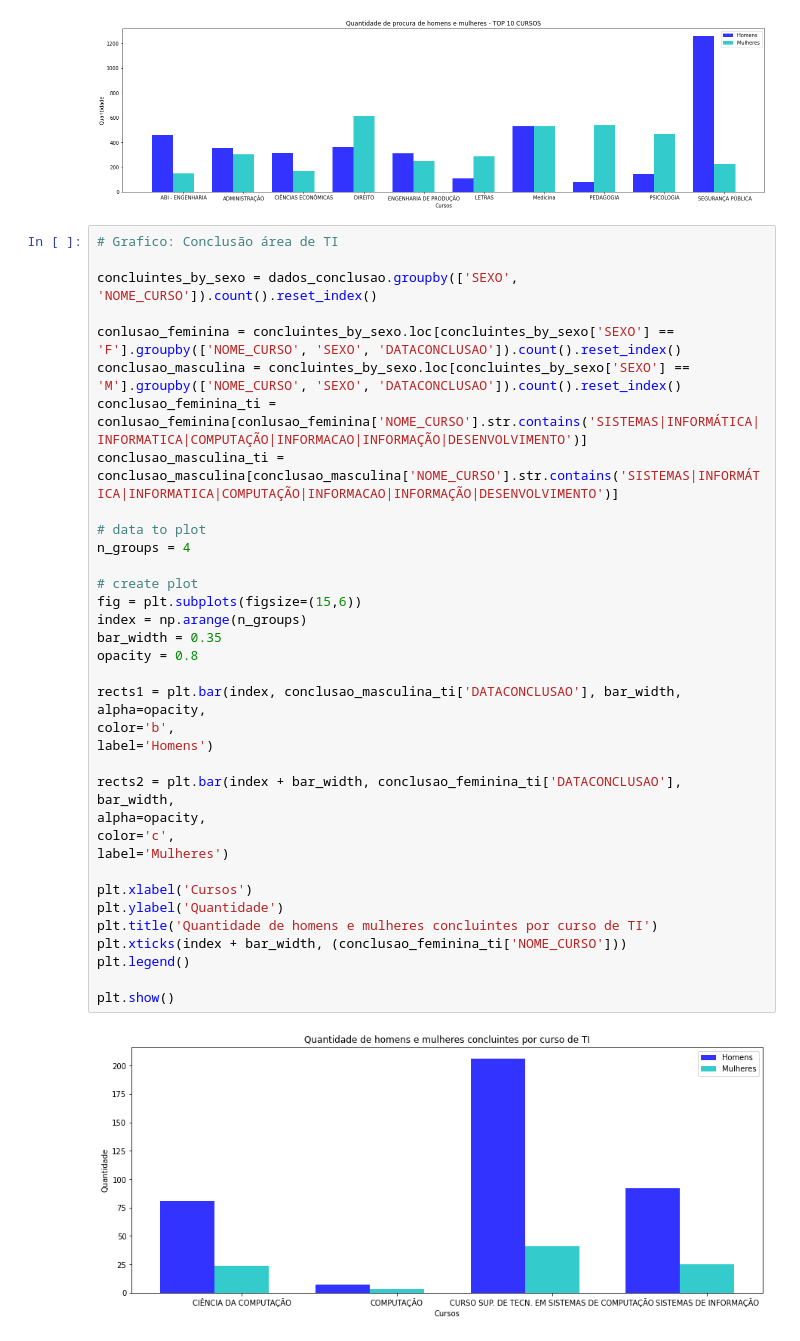
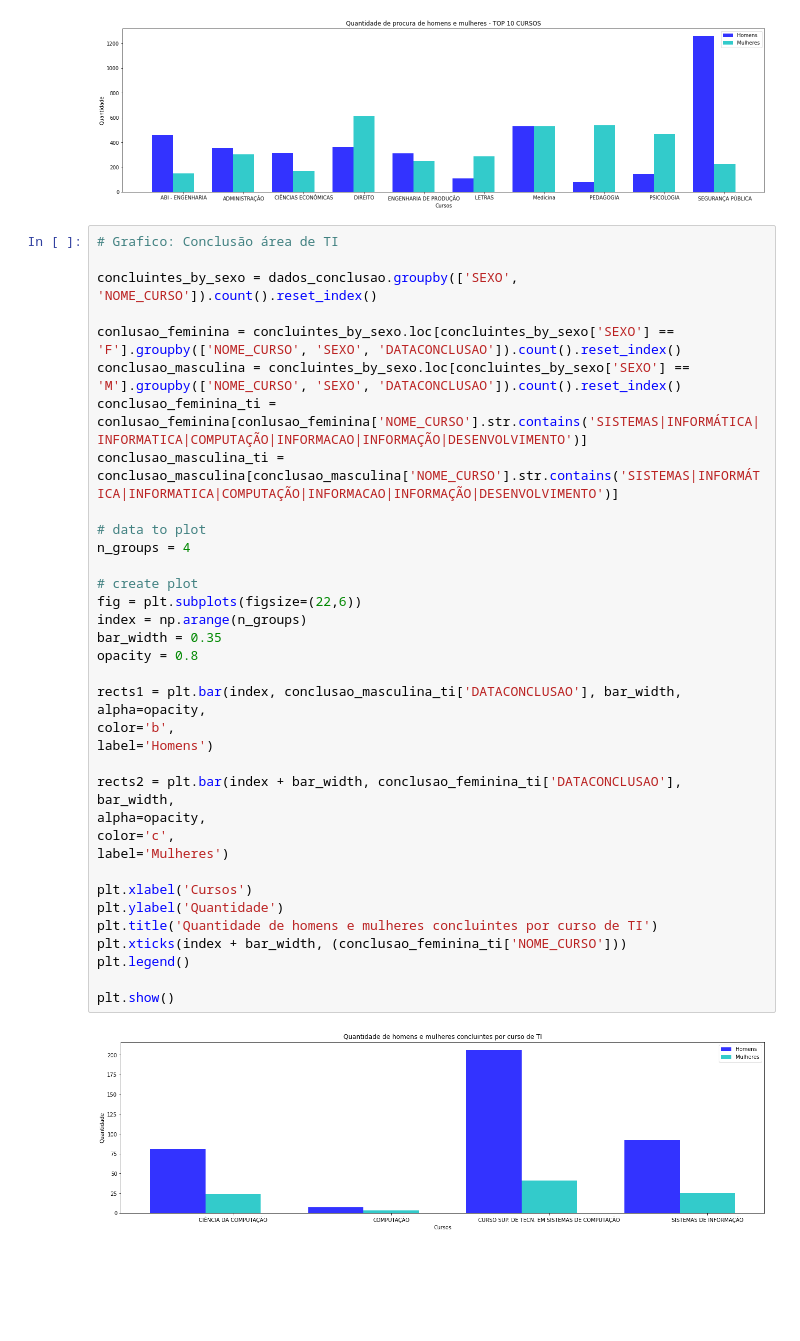
Before and after one commit to melarenina/tcc, a Jupyter notebook: ingresso_mulheres_vs_conclusao.ipynb, the cells around one changed output. Saved outputs shown, nothing was run; the diff lists cells and outputs as text; blank space fills up the shorter version.

```diff
--- a/ingresso_mulheres_vs_conclusao.ipynb
+++ b/ingresso_mulheres_vs_conclusao.ipynb
@@ -311,35 +325,35 @@ conlusao_feminina = concluintes_by_sexo.loc[concluintes_by_sexo['SEXO'] == 'F'].
 conclusao_masculina = concluintes_by_sexo.loc[concluintes_by_sexo['SEXO'] == 'M'].groupby(['NOME_CURSO', 'SEXO', 'DATACONCLUSAO']).count().reset_index()
 conclusao_feminina_ti = conlusao_feminina[conlusao_feminina['NOME_CURSO'].str.contains('SISTEMAS|INFORMÁTICA|INFORMATICA|COMPUTAÇÃO|INFORMACAO|INFORMAÇÃO|DESENVOLVIMENTO')]
 conclusao_masculina_ti = conclusao_masculina[conclusao_masculina['NOME_CURSO'].str.contains('SISTEMAS|INFORMÁTICA|INFORMATICA|COMPUTAÇÃO|INFORMACAO|INFORMAÇÃO|DESENVOLVIMENTO')]
 
 # data to plot
 n_groups = 4
 
 # create plot
-fig = plt.subplots(figsize=(15,6))
+fig = plt.subplots(figsize=(22,6))
 index = np.arange(n_groups)
 bar_width = 0.35
 opacity = 0.8
 
 rects1 = plt.bar(index, conclusao_masculina_ti['DATACONCLUSAO'], bar_width,
 alpha=opacity,
 color='b',
 label='Homens')
 
 rects2 = plt.bar(index + bar_width, conclusao_feminina_ti['DATACONCLUSAO'], bar_width,
 alpha=opacity,
 color='c',
 label='Mulheres')
 
 plt.xlabel('Cursos')
 plt.ylabel('Quantidade')
 plt.title('Quantidade de homens e mulheres concluintes por curso de TI')
 plt.xticks(index + bar_width, (conclusao_feminina_ti['NOME_CURSO']))
 plt.legend()
 
 plt.show()
 # %% [output]
-[figure, old version]
+[figure, new version]
 # %%
 # Grafico: Procura área de TI
 
```
Also changed, not shown: parts of 6 cells of this notebook, 2 other files.
